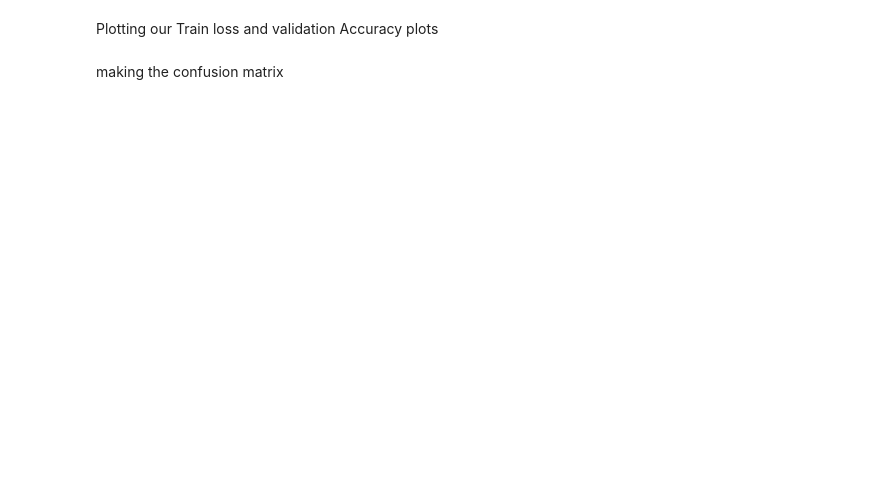
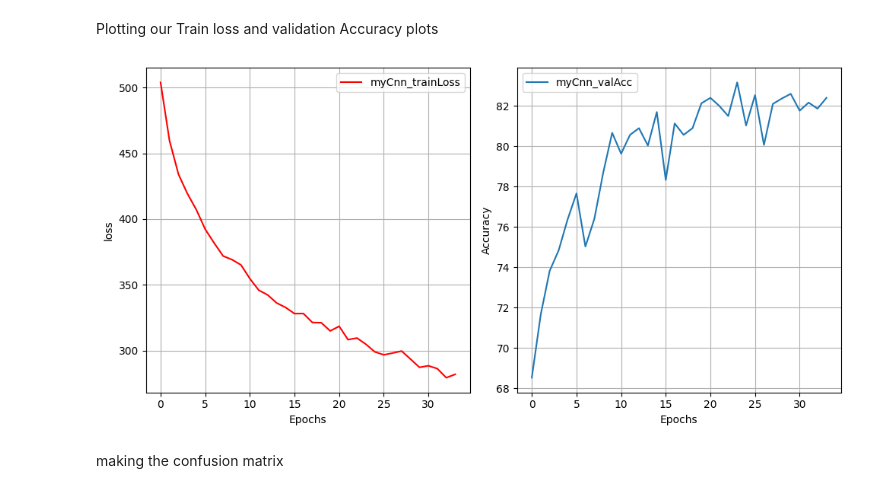
Before and after one commit to ramalahamir/image_classification_My_CNN_vs_AlexNet, a Jupyter notebook: Natural_scenes_image_classification.ipynb, the cells around one changed output. Cells and saved outputs as stored; diff of their text form; code cells hidden in the pictures; blank space fills up the shorter version.

```diff
--- a/Natural_scenes_image_classification.ipynb
+++ b/Natural_scenes_image_classification.ipynb
@@ -250,23 +267,24 @@ actual_classes_myCnn = ['actual_classes']
 # %% [markdown]
 Plotting our Train loss and validation Accuracy plots
 # %%
-plt.figure(fig_size = (10,5))
-plt.subplots(1,2,1)
-plt.plot(train_loss_myCnn, label = "myCnn_trainLoss", color = "Red")
-plt.xlabel("Epochs")
-plt.ylabel("loss")
-plt.grid()
-plt.legend()
+fig, axes = plt.subplots(1, 2, figsize=(10, 5))
 
-plt.subplots(1,2,2)
-plt.plot(val_acc_myCnn, label = "myCnn_valAcc")
-plt.xlabel("Epochs")
-plt.ylabel("Accuracy")
-plt.grid()
-plt.legend()
+axes[0].plot(train_loss_myCnn, label="myCnn_trainLoss", color="Red")
+axes[0].set_xlabel("Epochs")
+axes[0].set_ylabel("loss")
+axes[0].grid()
+axes[0].legend()
+
+axes[1].plot(val_acc_myCnn, label="myCnn_valAcc")
+axes[1].set_xlabel("Epochs")
+axes[1].set_ylabel("Accuracy")
+axes[1].grid()
+axes[1].legend()
 
 plt.tight_layout()
 plt.show()
+# %% [output]
+[figure, added]
 # %% [markdown]
 making the confusion matrix
 # %%
```
Also changed, not shown: parts of 12 cells of this notebook.
